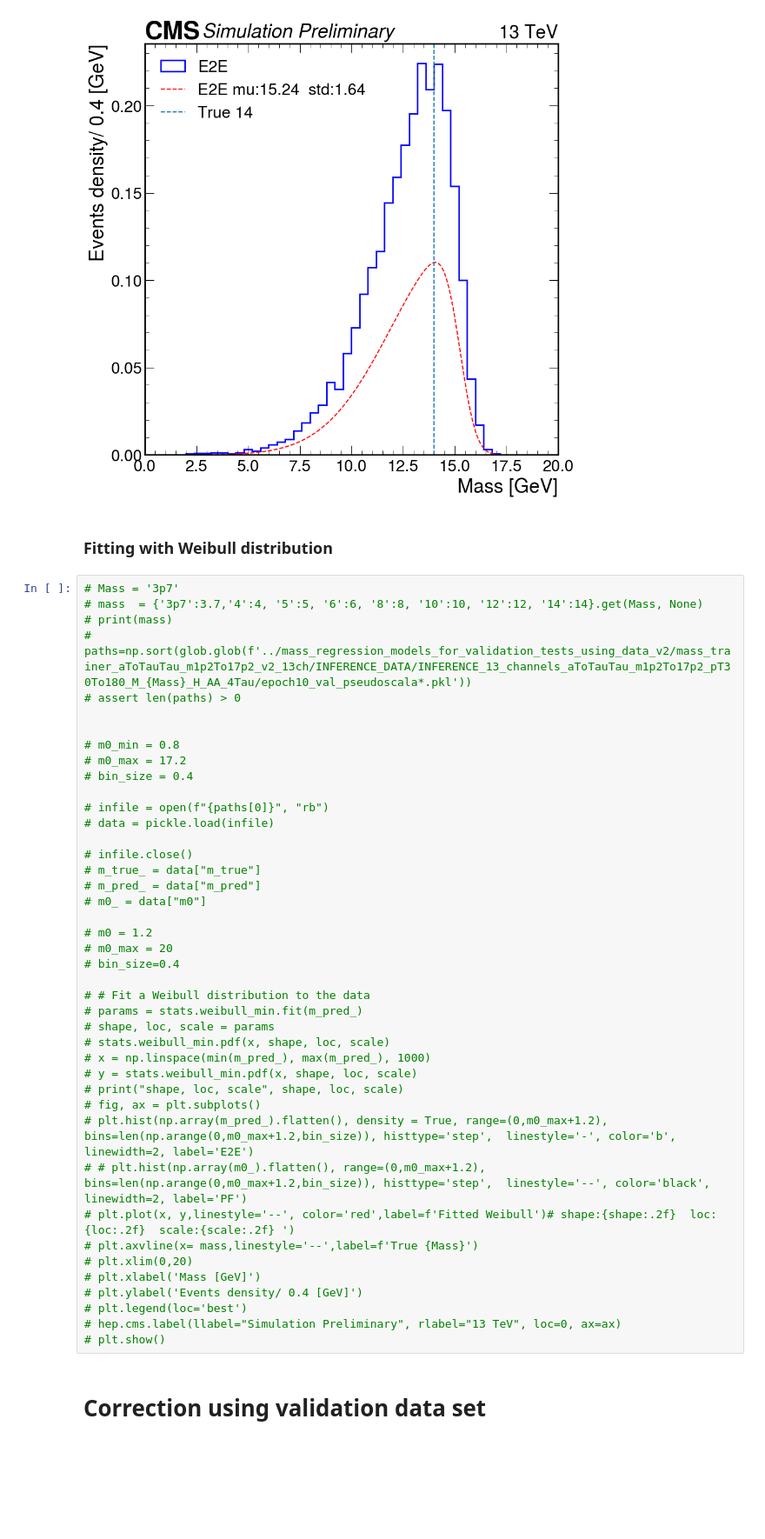
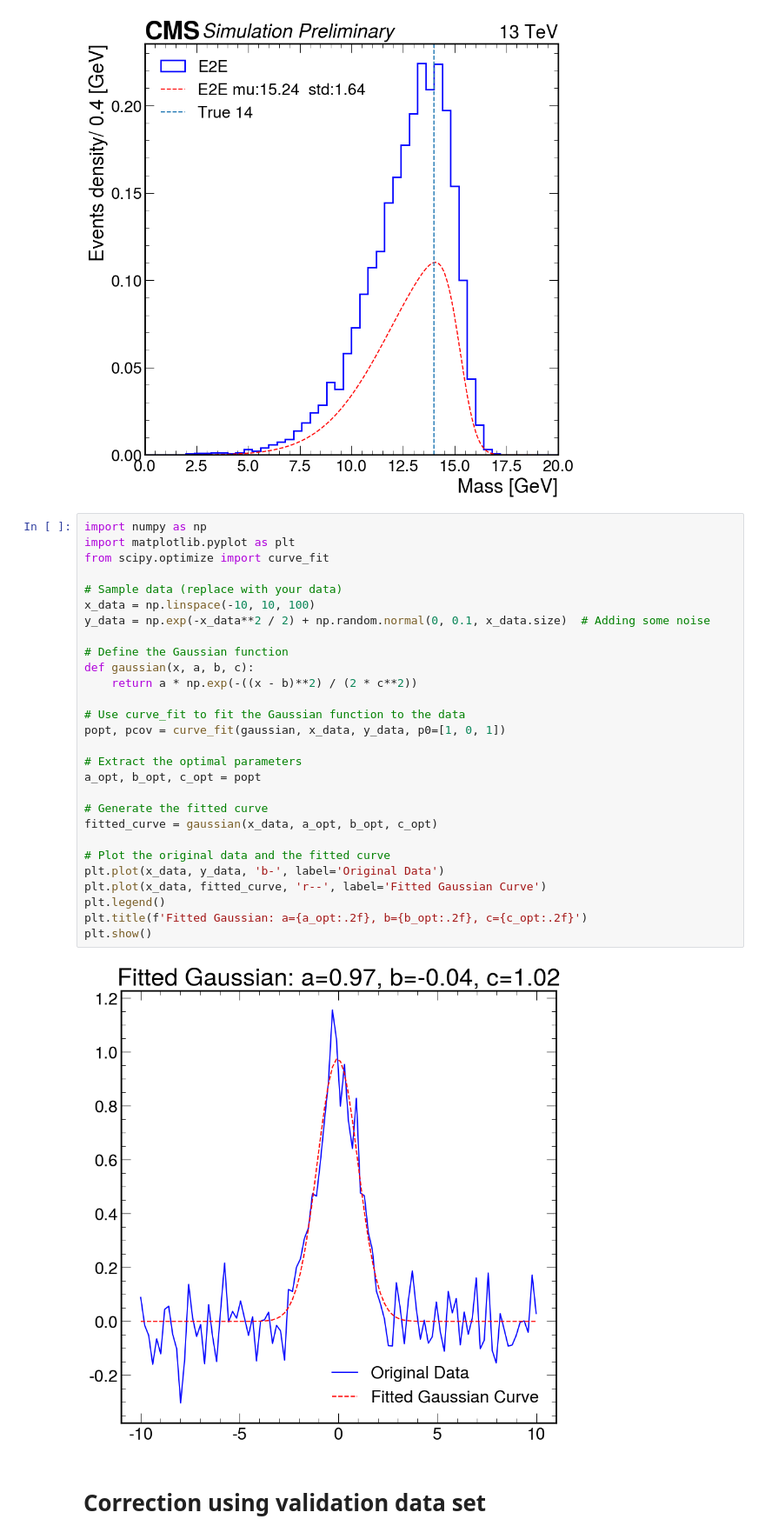
Before and after one commit to bhbam/H_AA_CLuster_jupyter_notebooks, a Jupyter notebook: mass_regression_model_baise_effect_crujiff_fit.ipynb, the cells around one changed output. Shown at 87% size. Saved outputs shown, nothing was run; the diff lists cells and outputs as text; blank space fills up the shorter version.

Commit message:
new model fitting

```diff
--- a/mass_regression_model_baise_effect_crujiff_fit.ipynb
+++ b/mass_regression_model_baise_effect_crujiff_fit.ipynb
@@ -693,49 +804,35 @@ plot_signal(Mass = '14',corrected=False)
 # %% [output]
 Signal Mass :  14
 [figure]
-# %% [markdown]
-### Fitting with Weibull distribution
-# %%
-# Mass = '3p7'
-# mass  = {'3p7':3.7,'4':4, '5':5, '6':6, '8':8, '10':10, '12':12, '14':14}.get(Mass, None)
-# print(mass)
-# paths=np.sort(glob.glob(f'../mass_regression_models_for_validation_tests_using_data_v2/mass_trainer_aToTauTau_m1p2To17p2_v2_13ch/INFERENCE_DATA/INFERENCE_13_channels_aToTauTau_m1p2To17p2_pT30To180_M_{Mass}_H_AA_4Tau/epoch10_val_pseudoscala*.pkl'))
-# assert len(paths) > 0
-
-
-# m0_min = 0.8
-# m0_max = 17.2
-# bin_size = 0.4
-
-# infile = open(f"{paths[0]}", "rb")
-# data = pickle.load(infile)
-
-# infile.close()
-# m_true_ = data["m_true"]
-# m_pred_ = data["m_pred"]
-# m0_ = data["m0"]
-
-# m0 = 1.2
-# m0_max = 20
-# bin_size=0.4
-
-# # Fit a Weibull distribution to the data
-# params = stats.weibull_min.fit(m_pred_)
-# shape, loc, scale = params
-# stats.weibull_min.pdf(x, shape, loc, scale)
-# x = np.linspace(min(m_pred_), max(m_pred_), 1000)
-# y = stats.weibull_min.pdf(x, shape, loc, scale)
-# print("shape, loc, scale", shape, loc, scale)
-# fig, ax = plt.subplots()
-# plt.hist(np.array(m_pred_).flatten(), density = True, range=(0,m0_max+1.2), bins=len(np.arange(0,m0_max+1.2,bin_size)), histtype='step',  linestyle='-', color='b', linewidth=2, label='E2E')
-# # plt.hist(np.array(m0_).flatten(), range=(0,m0_max+1.2), bins=len(np.arange(0,m0_max+1.2,bin_size)), histtype='step',  linestyle='--', color='black', linewidth=2, label='PF')
-# plt.plot(x, y,linestyle='--', color='red',label=f'Fitted Weibull')# shape:{shape:.2f}  loc:{loc:.2f}  scale:{scale:.2f} ')
-# plt.axvline(x= mass,linestyle='--',label=f'True {Mass}')
-# plt.xlim(0,20)
-# plt.xlabel('Mass [GeV]')
-# plt.ylabel('Events density/ 0.4 [GeV]')
-# plt.legend(loc='best')
-# hep.cms.label(llabel="Simulation Preliminary", rlabel="13 TeV", loc=0, ax=ax)
-# plt.show()
+# %%
+import numpy as np
+import matplotlib.pyplot as plt
+from scipy.optimize import curve_fit
+
+# Sample data (replace with your data)
+x_data = np.linspace(-10, 10, 100)
+y_data = np.exp(-x_data**2 / 2) + np.random.normal(0, 0.1, x_data.size)  # Adding some noise
+
+# Define the Gaussian function
+def gaussian(x, a, b, c):
+    return a * np.exp(-((x - b)**2) / (2 * c**2))
+
+# Use curve_fit to fit the Gaussian function to the data
+popt, pcov = curve_fit(gaussian, x_data, y_data, p0=[1, 0, 1])
+
+# Extract the optimal parameters
+a_opt, b_opt, c_opt = popt
+
+# Generate the fitted curve
+fitted_curve = gaussian(x_data, a_opt, b_opt, c_opt)
+
+# Plot the original data and the fitted curve
+plt.plot(x_data, y_data, 'b-', label='Original Data')
+plt.plot(x_data, fitted_curve, 'r--', label='Fitted Gaussian Curve')
+plt.legend()
+plt.title(f'Fitted Gaussian: a={a_opt:.2f}, b={b_opt:.2f}, c={c_opt:.2f}')
+plt.show()
+# %% [output]
+[figure, added]
 # %% [markdown]
 # Correction using validation data set
```
Also changed, not shown: parts of 16 cells of this notebook.
